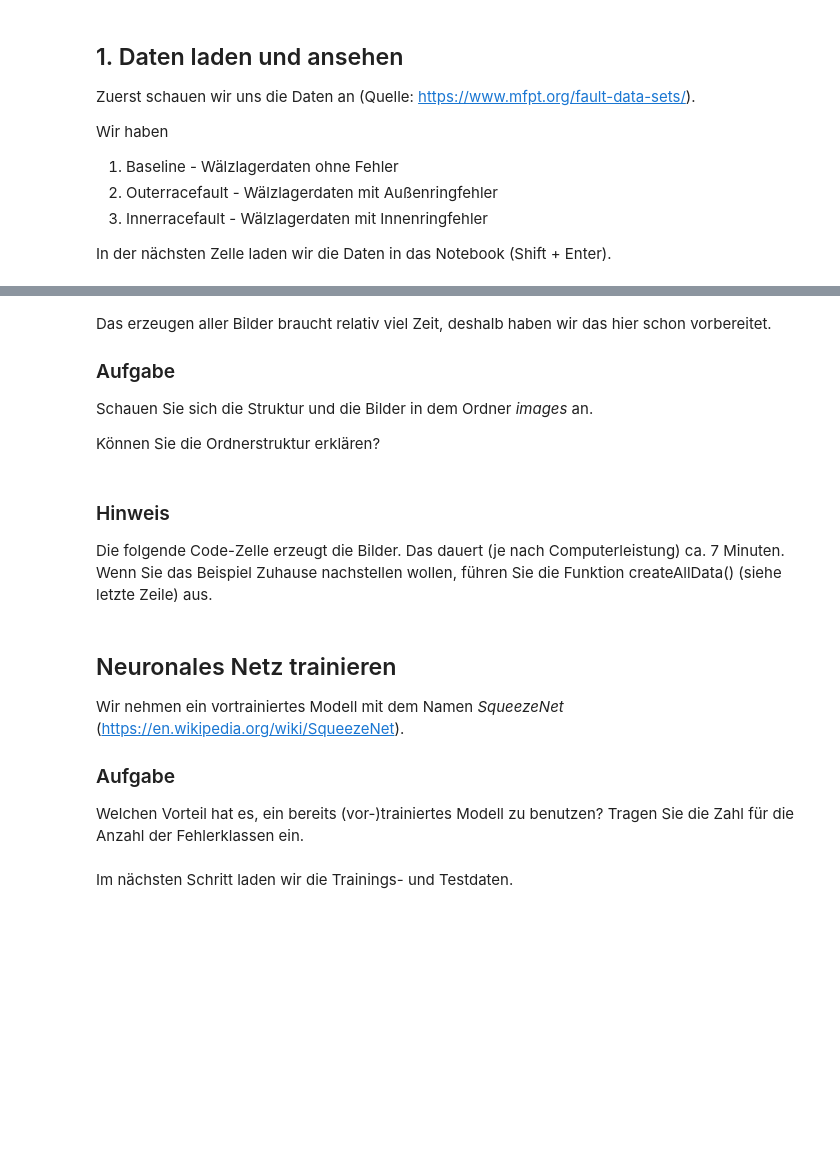
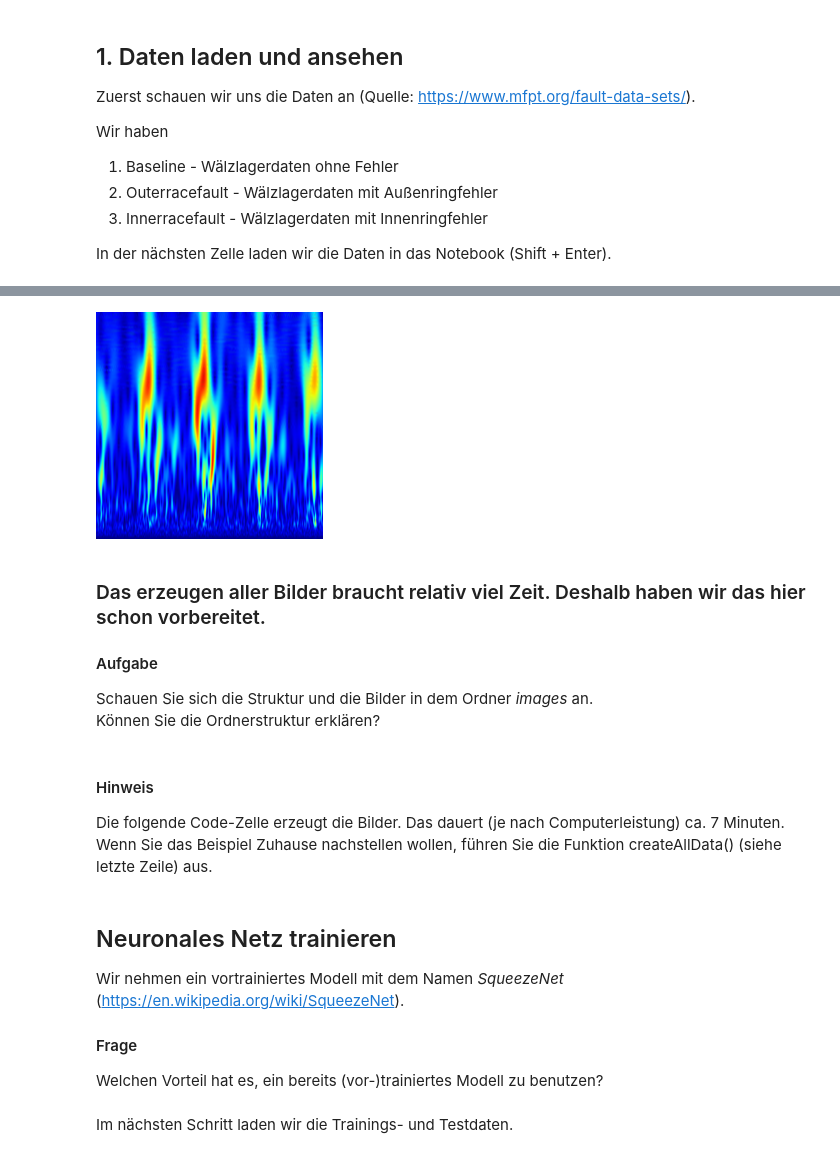
Before and after one commit to AI-Green-Engineering/ringvorlesung-waelzlager, a Jupyter notebook: src/notebook.ipynb, the cells around one changed output, grey strips where cells are left out. Cells and saved outputs as stored; diff of their text form; code cells hidden in the pictures; blank space fills up the shorter version.

```diff
--- a/src/notebook.ipynb
+++ b/src/notebook.ipynb
@@ -201,40 +172,41 @@ Probieren Sie andere Bildergrößen aus. Können Sie sich Alternativen vorstelle
 # %%
+usedDataSet = outerracefault3   # change this to use another dataset.
 image_width = 227 # CHANGE this value
 image_height = 227 # CHANGE this value
+interval = 5000 # CHANGE this value to use a different interval
 
 """==============================================="""
 
-interval = 5000
-N = math.floor(len(outerracefault3) / interval)
+N = math.floor(len(usedDataSet) / interval)
 
 # Define the wavelet and scales
 wavelet = 'cmor1.5-1.0'  # Complex Morlet wavelet
 sampling_period = 0.000020
 scales = np.arange(1,128)# TODO: this needs to be adjusted
 
 # Perform CWT
-coefficients, frequencies = pywt.cwt(outerracefault3['Signal'].loc[:interval], scales, wavelet)
+coefficients, frequencies = pywt.cwt(usedDataSet['Signal'].loc[:interval], scales, wavelet)
 cfs = abs(coefficients)
 flipped_cfs = np.flip(cfs, axis=0)
 rescaled_cfs = np.round(255 * (flipped_cfs - flipped_cfs.min()) / (flipped_cfs.max() - flipped_cfs.min())).astype(int)
 
 colormap = colormaps['jet'].resampled(320)
 img = colormap(rescaled_cfs / 255.0)[:, :, :3] # rm alpha component
 img = (img * 255).astype(np.uint8)
 image = Image.fromarray(img)
 
-# Warum wird gerade 227x227 verwendet?
 resized_image = image.resize((image_width,image_height), Image.Resampling.LANCZOS)
 resized_image
+# %% [output]
+[figure, added]
 # %% [markdown]
-Das erzeugen aller Bilder braucht relativ viel Zeit, deshalb haben wir das hier schon vorbereitet.
+### Das erzeugen aller Bilder braucht relativ viel Zeit. Deshalb haben wir das hier schon vorbereitet.
 
-### Aufgabe
-Schauen Sie sich die Struktur und die Bilder in dem Ordner *images* an.
-
+#### Aufgabe
+Schauen Sie sich die Struktur und die Bilder in dem Ordner *images* an. <br>
 Können Sie die Ordnerstruktur erklären?
 # %% [markdown]
-### Hinweis
+#### Hinweis
 Die folgende Code-Zelle erzeugt die Bilder. Das dauert (je nach Computerleistung) ca. 7 Minuten.
 Wenn Sie das Beispiel Zuhause nachstellen wollen, führen Sie die Funktion createAllData() (siehe letzte Zeile) aus.
 # %%
@@ -302,7 +274,6 @@ def createAllData():
 
 Wir nehmen ein vortrainiertes Modell mit dem Namen _SqueezeNet_ (https://en.wikipedia.org/wiki/SqueezeNet).
 
-### Aufgabe
+#### Frage
 Welchen Vorteil hat es, ein bereits (vor-)trainiertes Modell zu benutzen?
-Tragen Sie die Zahl für die Anzahl der Fehlerklassen ein.
 # %%
```
Also changed, not shown: parts of 17 cells of this notebook.
